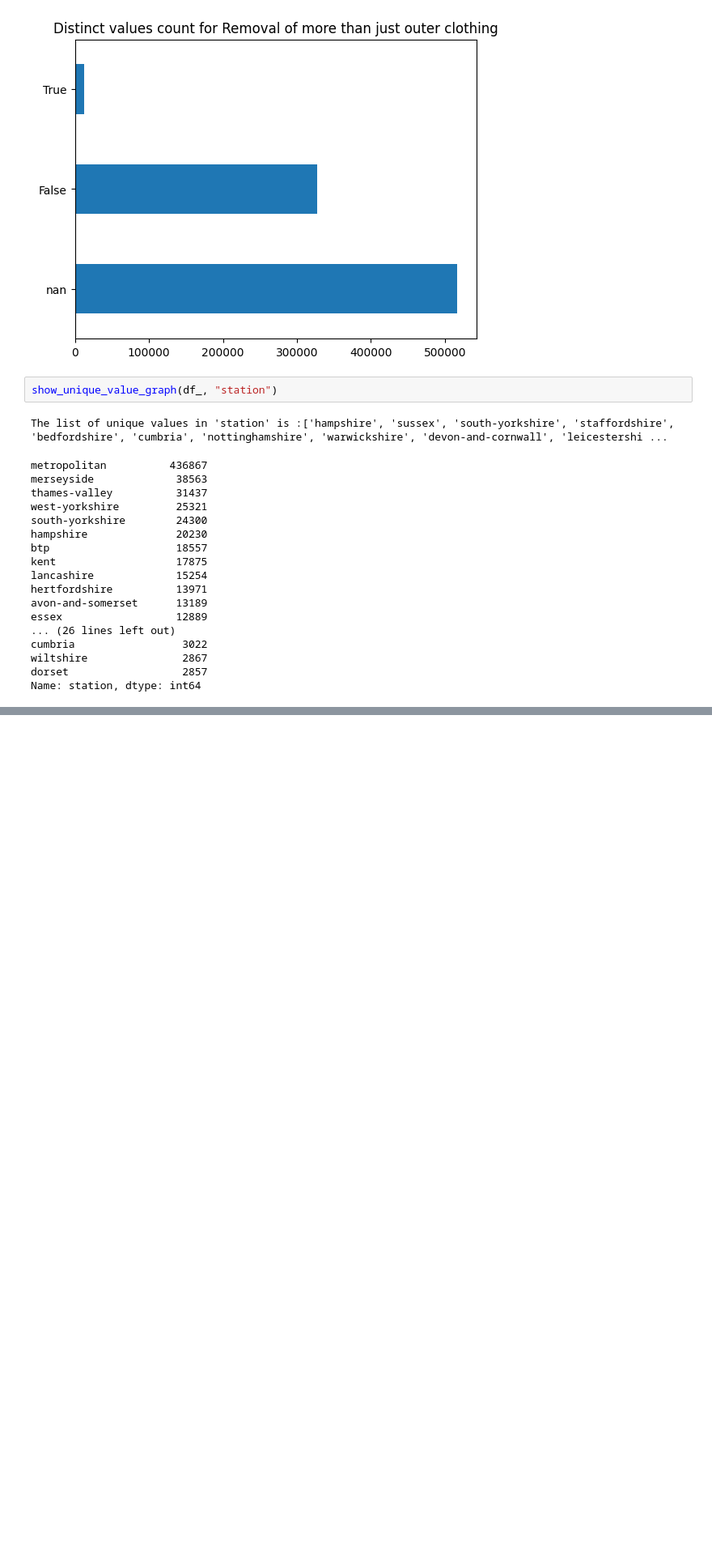
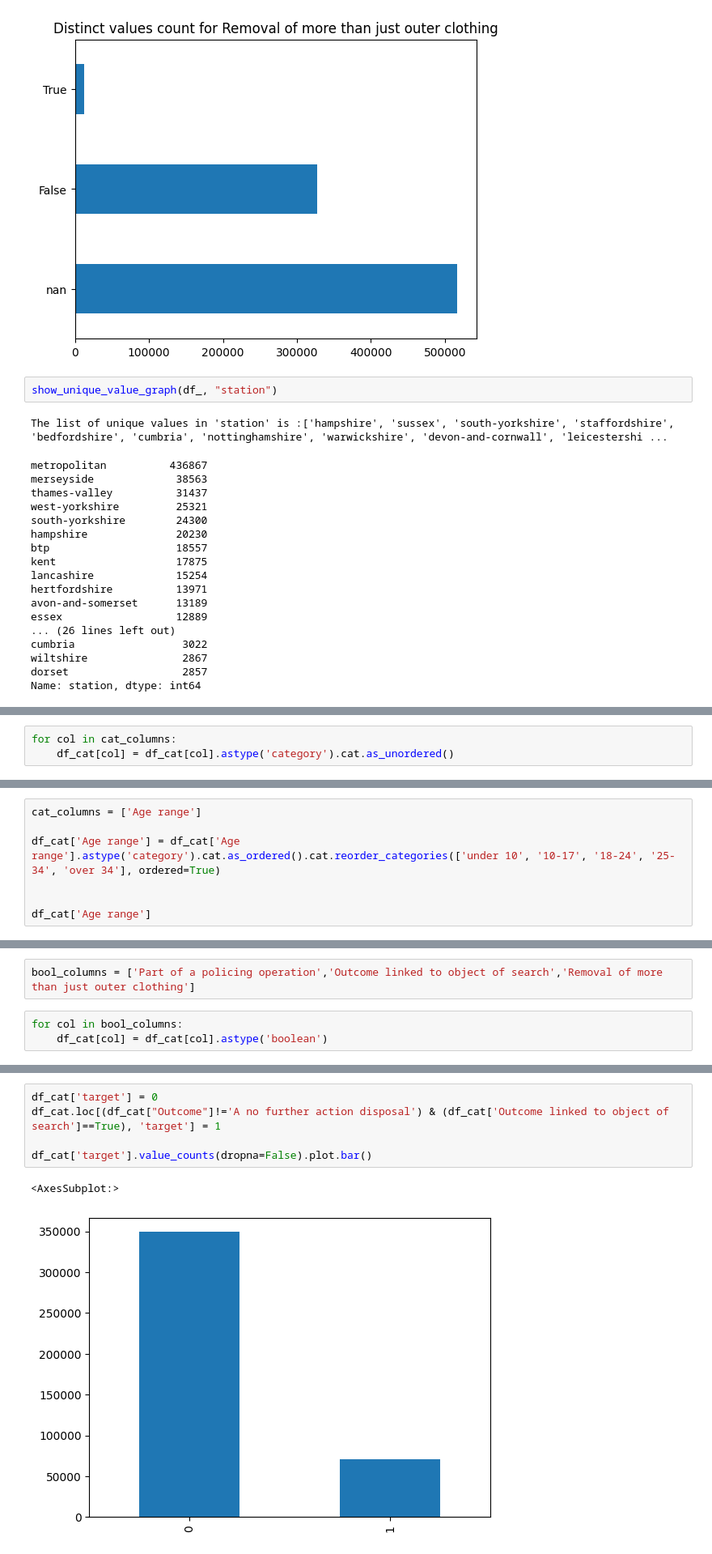
Before and after one commit to joaobssa/ldsa_capstone, a Jupyter notebook: 1 EDA.ipynb, the cells around one changed output, grey strips where cells are left out. Shown at 81% size. Drawn from its saved outputs; the diff is of its cells as text; blank space fills up the shorter version.

```diff
--- a/1 EDA.ipynb
+++ b/1 EDA.ipynb
@@ -182,0 +284,3 @@ Name: station, dtype: int64
+# %%
+for col in cat_columns:
+    df_cat[col] = df_cat[col].astype('category').cat.as_unordered()
@@ -182,0 +289,7 @@ Name: station, dtype: int64
+# %%
+cat_columns = ['Age range']
+
+df_cat['Age range'] = df_cat['Age range'].astype('category').cat.as_ordered().cat.reorder_categories(['under 10', '10-17', '18-24', '25-34', 'over 34'], ordered=True)
+
+
+df_cat['Age range']
@@ -182,0 +312,5 @@ Name: station, dtype: int64
+# %%
+bool_columns = ['Part of a policing operation','Outcome linked to object of search','Removal of more than just outer clothing']
+# %%
+for col in bool_columns:
+    df_cat[col] = df_cat[col].astype('boolean')
@@ -182,0 +369,8 @@ Name: station, dtype: int64
+# %%
+df_cat['target'] = 0
+df_cat.loc[(df_cat["Outcome"]!='A no further action disposal') & (df_cat['Outcome linked to object of search']==True), 'target'] = 1
+
+df_cat['target'].value_counts(dropna=False).plot.bar()
+# %% [output]
+<AxesSubplot:>
+[figure, added]
```
Also changed, not shown: parts of 35 cells of this notebook, 3 other files.
